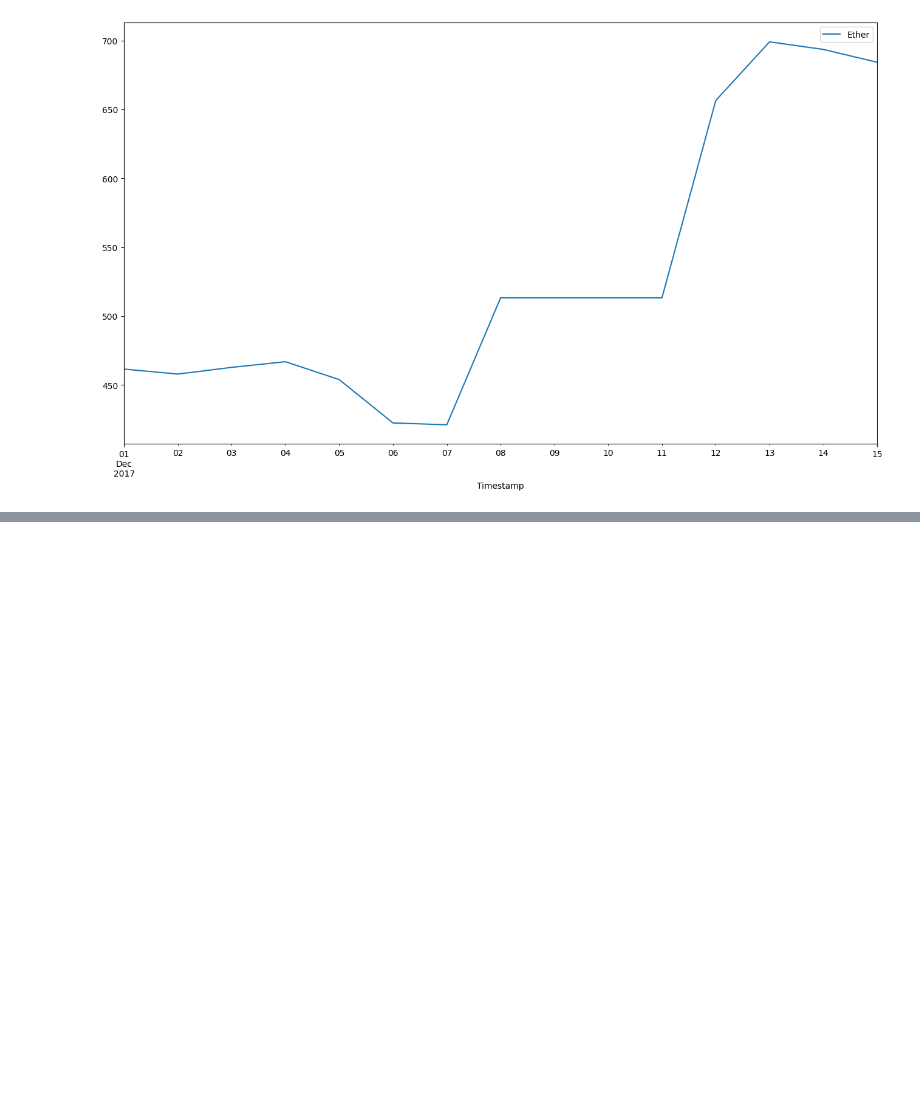
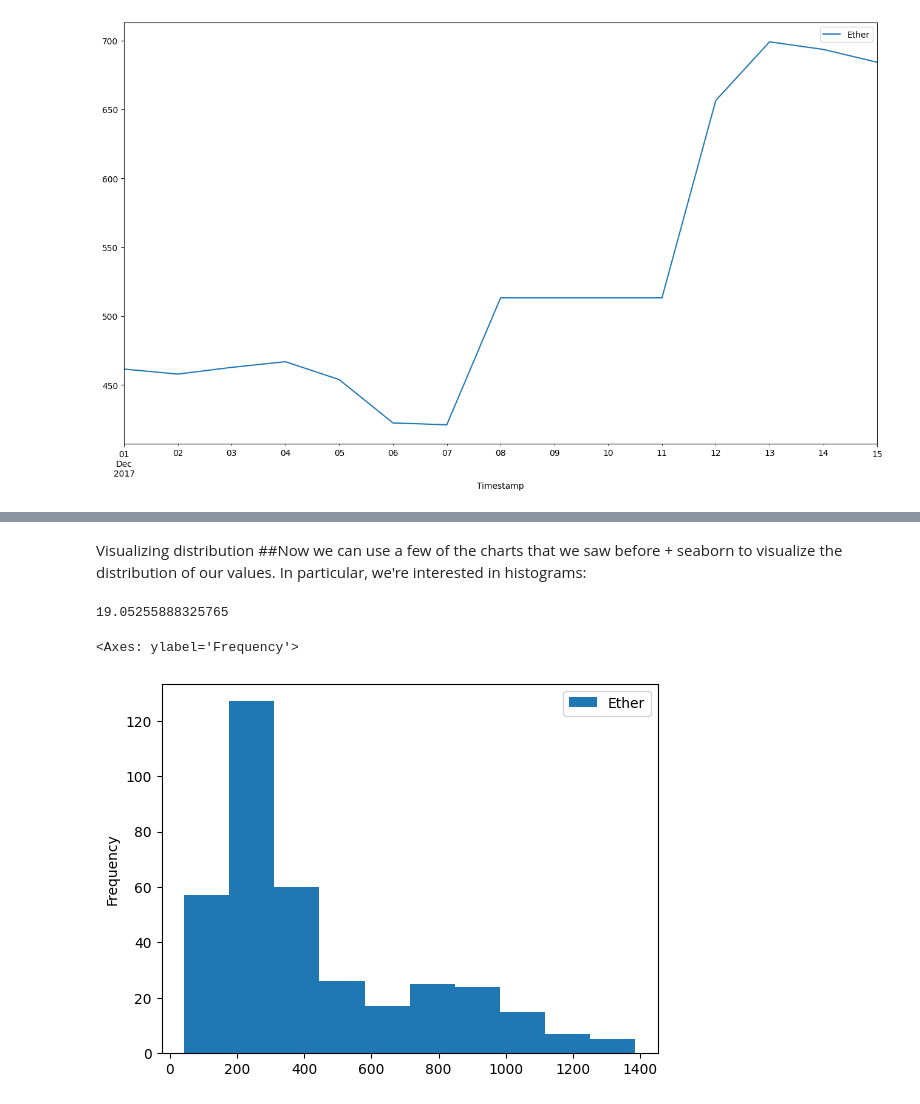
Before and after one commit to SergioAMT/Data-analysis, a Jupyter notebook: BTC Example.ipynb, the cells around one changed output, grey strips where cells are left out. Drawn from its saved outputs; the diff is of its cells as text; code cells hidden in the pictures; blank space fills up the shorter version.

```diff
--- a/BTC Example.ipynb
+++ b/BTC Example.ipynb
@@ -97,0 +112,3 @@ df.loc['2017-12': '2017-12-15'].plot(y='Ether', figsize=(16, 9))
+# %%
+df_cleaned = df.drop(pd.to_datetime(['2017-12-28', '2018-03-04']))
+df_cleaned.mean()
@@ -97,0 +143,13 @@ df.loc['2017-12': '2017-12-15'].plot(y='Ether', figsize=(16, 9))
+# %% [markdown]
+Visualizing distribution
+##Now we can use a few of the charts that we saw before + seaborn to visualize the distribution of our values. In particular, we're interested in histograms:
+# %%
+number_of_beans = np.sqrt(len(df_cleaned))
+print(number_of_beans)
+# %% [output]
+19.05255888325765
+# %%
+df_cleaned.plot(kind='hist', y='Ether')
+# %% [output]
+<Axes: ylabel='Frequency'>
+[figure, added]
```
Also changed, not shown: parts of 39 cells of this notebook.
